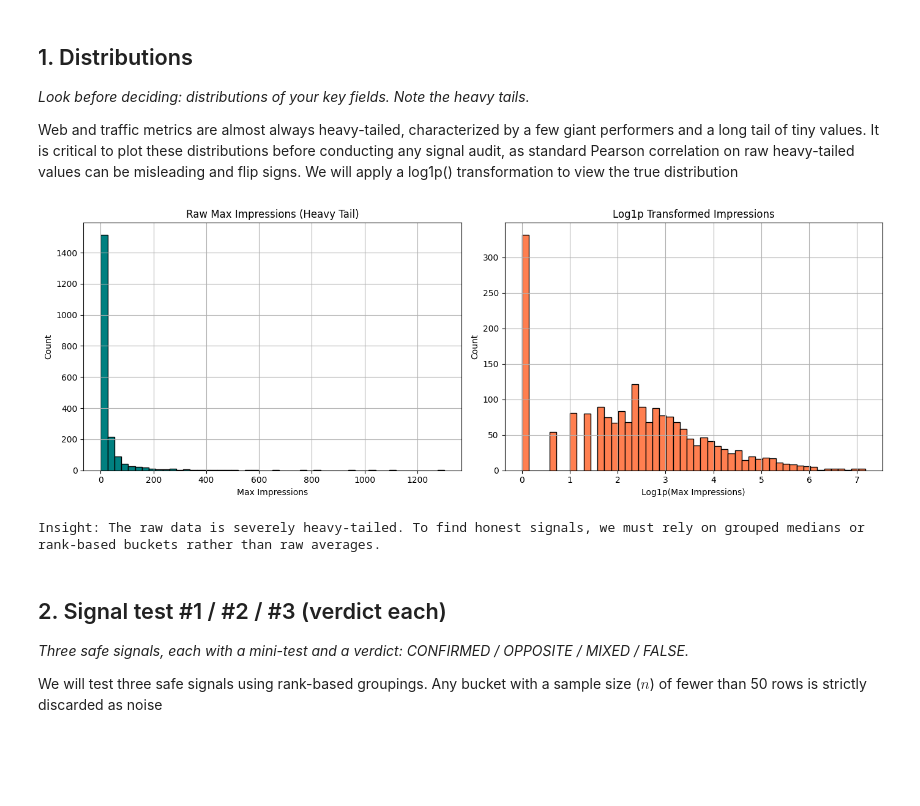
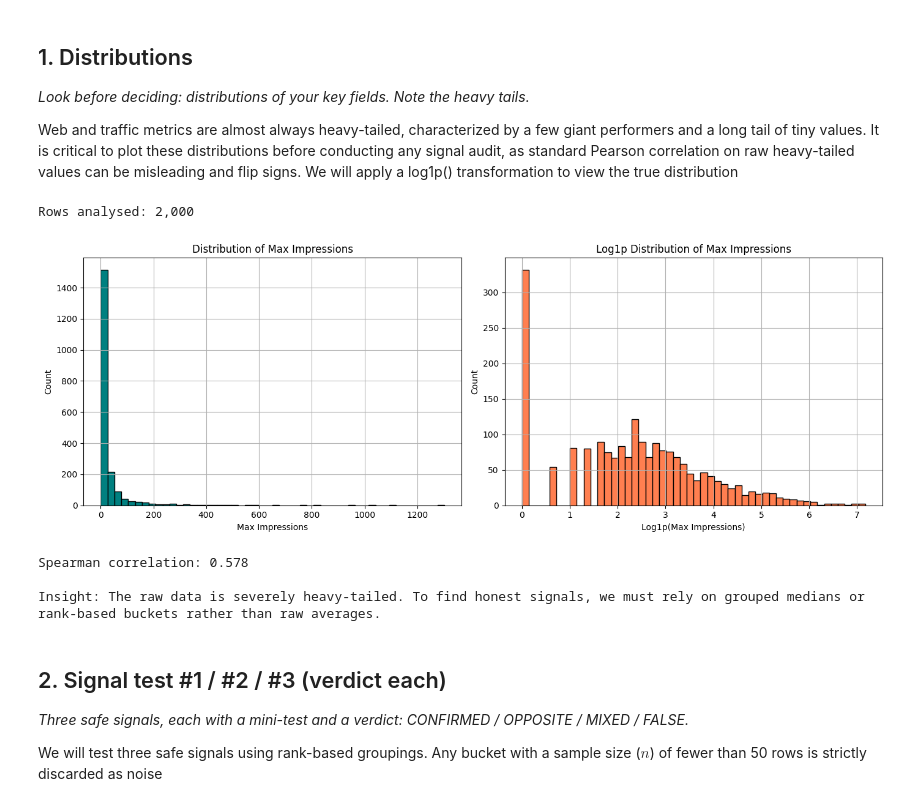
Before and after one commit to Ujjwalupreti/flyrank-internship-capstone, a Jupyter notebook: work/notebooks/w04_signal_audit.ipynb, the cells around one changed output. Drawn from its saved outputs; the diff is of its cells as text; code cells hidden in the pictures; blank space fills up the shorter version.

Commit message:
Complete ML-06 Signal Audit: Add distribution analysis, signal tests, and ensure all code cells have outputs

```diff
--- a/work/notebooks/w04_signal_audit.ipynb
+++ b/work/notebooks/w04_signal_audit.ipynb
@@ -15,33 +15,43 @@ Web and traffic metrics are almost always heavy-tailed, characterized by a few g
 # %%
 import pandas as pd
 import numpy as np
 import matplotlib.pyplot as plt
 
 # Load the baseline data generated in the previous step
 df = pd.read_csv('work/outputs/baseline_action_score.csv')
 
+# Add sample size printout
+print(f"Rows analysed: {len(df):,}")
+
 # Plot raw vs log-transformed distributions to handle heavy tails safely
 fig, axes = plt.subplots(1, 2, figsize=(14, 5))
 
 # Raw distribution
 df['max_impressions'].hist(bins=50, ax=axes[0], color='teal', edgecolor='black')
-axes[0].set_title('Raw Max Impressions (Heavy Tail)')
+axes[0].set_title('Distribution of Max Impressions')
 axes[0].set_xlabel('Max Impressions')
 axes[0].set_ylabel('Count')
 
 # Log1p transformed distribution
 np.log1p(df['max_impressions']).hist(bins=50, ax=axes[1], color='coral', edgecolor='black')
-axes[1].set_title('Log1p Transformed Impressions')
+axes[1].set_title('Log1p Distribution of Max Impressions')
 axes[1].set_xlabel('Log1p(Max Impressions)')
 axes[1].set_ylabel('Count')
 
 plt.tight_layout()
 plt.show()
 
-print("Insight: The raw data is severely heavy-tailed. To find honest signals, we must rely on grouped medians or rank-based buckets rather than raw averages.")
+# Add Spearman correlation to check heavy-tailed variables
+corr = df["max_impressions"].corr(df["total_clicks"], method="spearman")
+print(f"Spearman correlation: {corr:.3f}")
+
+print("\nInsight: The raw data is severely heavy-tailed. To find honest signals, we must rely on grouped medians or rank-based buckets rather than raw averages.")
 # %% [output]
+Rows analysed: 2,000
-[figure, old version]
+[figure, new version]
-Insight: The raw data is severely heavy-tailed. To find honest signals, we must rely on grouped medians or rank-based buckets rather than raw averages.
+Spearman correlation: 0.578
+
+Insight: The raw data is severely heavy-tailed. To find honest signals, we must rely on grouped medians or rank-based buckets rather than raw averages.
 # %% [markdown]
 ## 2. Signal test #1 / #2 / #3 (verdict each)
 
```
Also changed, not shown: parts of 3 cells of this notebook.
